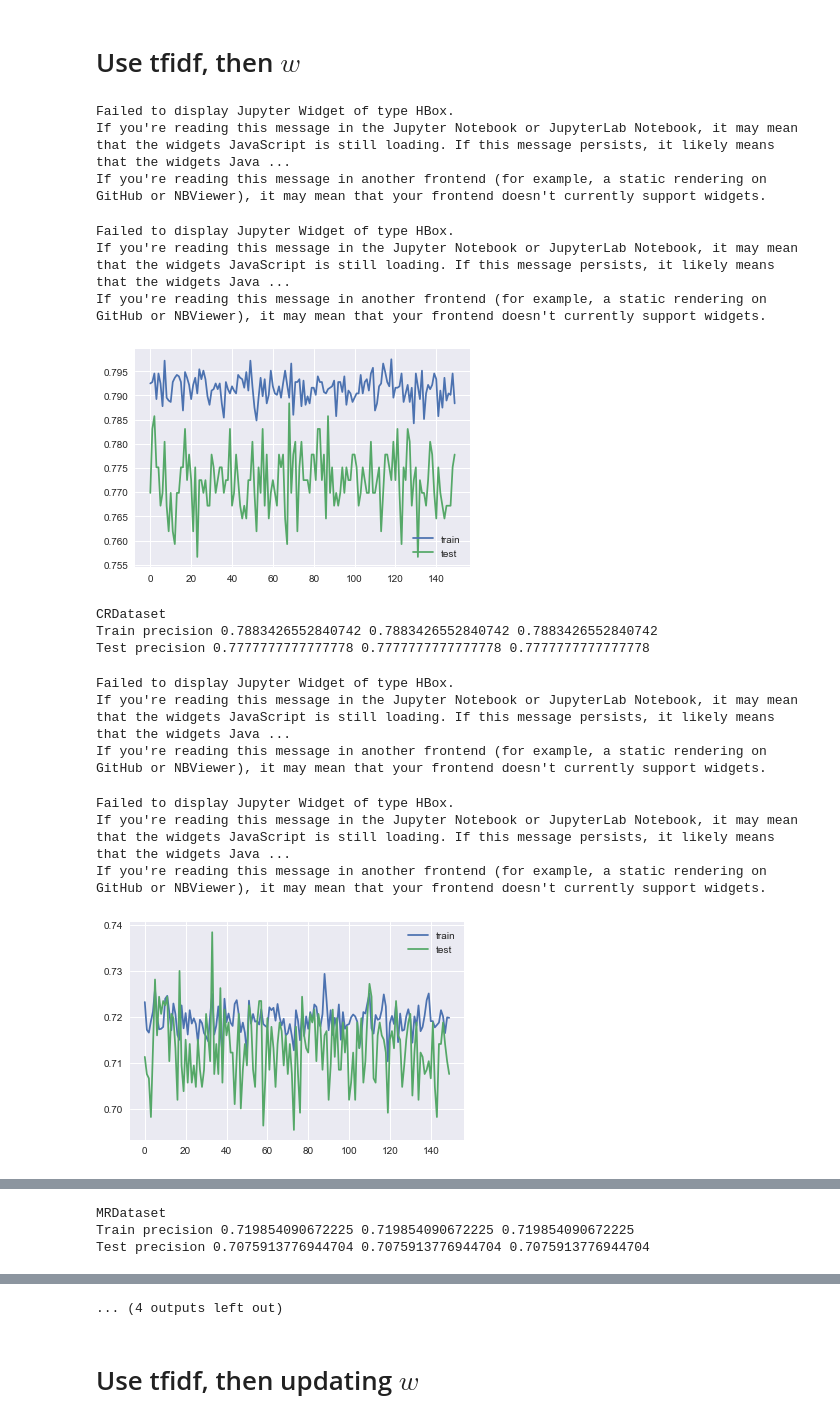
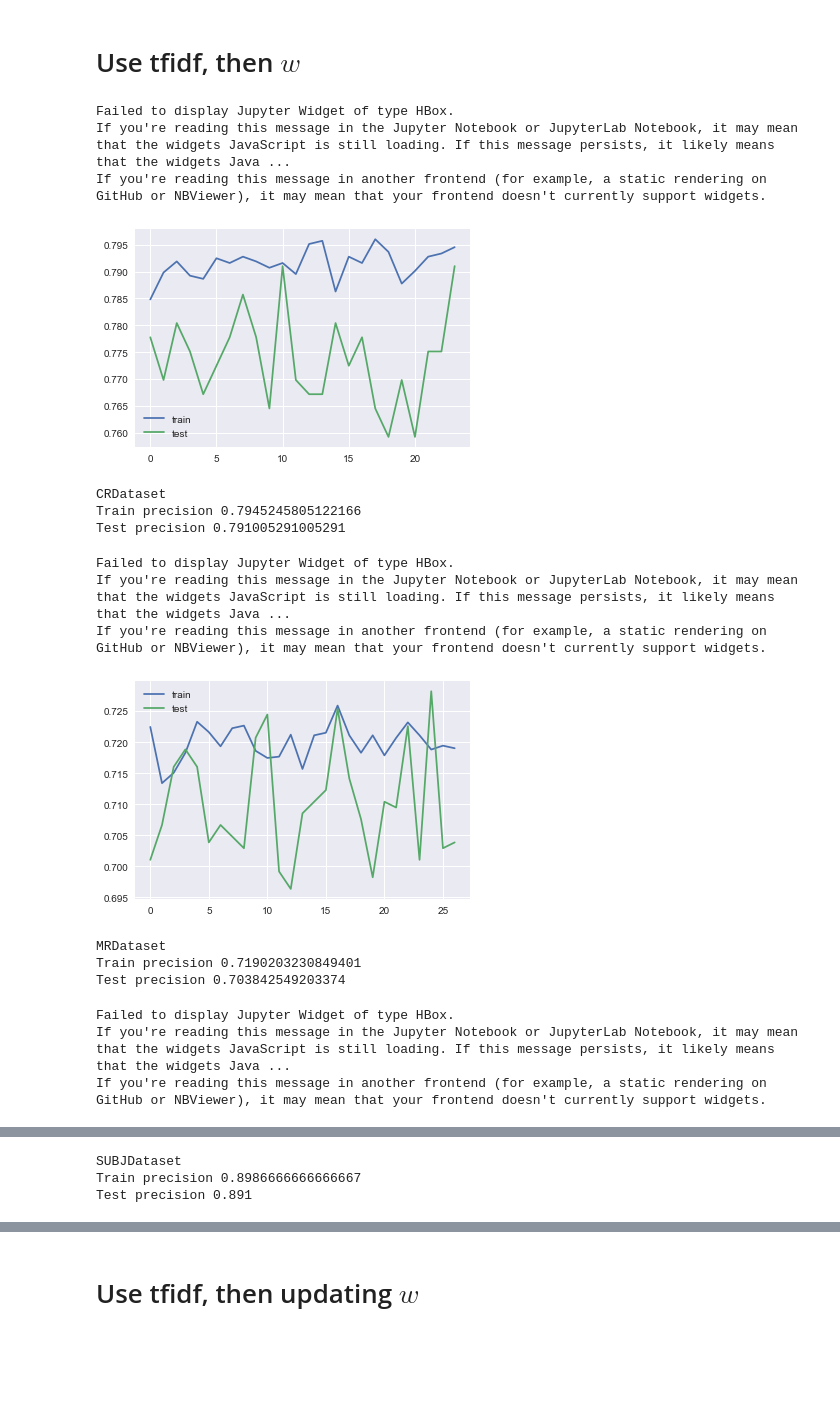
Before and after one commit to vlejd/diploma_thesis, a Jupyter notebook: lsa_backprop/Code.ipynb, the cells around one changed output, grey strips where cells are left out. Cells and saved outputs as stored; diff of their text form; code cells hidden in the pictures; blank space fills up the shorter version.

```diff
--- a/lsa_backprop/Code.ipynb
+++ b/lsa_backprop/Code.ipynb
@@ -400,23 +445,24 @@ Test precision 0.883 0.883 0.883
 # %%
 all_datasets = [datasets.CRDataset(), datasets.MRDataset(), datasets.SUBJDataset(), datasets.MPQADataset()]
 for dataset in all_datasets:
     model = SimpleModel(classify.SkClassifier(), use_tfidf=True)
-    test_simple_model_with_gradient(model, dataset, 1, alpha=0, tag='tfidf')
+    test_simple_model_with_gradient(model, dataset, None, alpha=0, tag='tfidf')
+    models[(dataset.name(), 'tfidf')] = model
 # %% [output]
 Failed to display Jupyter Widget of type HBox.
 If you're reading this message in the Jupyter Notebook or JupyterLab Notebook, it may mean that the widgets JavaScript is still loading. If this message persists, it likely means that the widgets Java ...
 If you're reading this message in another frontend (for example, a static rendering on GitHub or NBViewer), it may mean that your frontend doesn't currently support widgets.
+[figure, new version]
-Failed to display Jupyter Widget of type HBox.
-If you're reading this message in the Jupyter Notebook or JupyterLab Notebook, it may mean that the widgets JavaScript is still loading. If this message persists, it likely means that the widgets Java ...
-If you're reading this message in another frontend (for example, a static rendering on GitHub or NBViewer), it may mean that your frontend doesn't currently support widgets.
+CRDataset
+Train precision 0.7945245805122166
+Test precision 0.791005291005291
-[figure, old version]
-CRDataset
-Train precision 0.7883426552840742 0.7883426552840742 0.7883426552840742
-Test precision 0.7777777777777778 0.7777777777777778 0.7777777777777778
+Failed to display Jupyter Widget of type HBox.
+If you're reading this message in the Jupyter Notebook or JupyterLab Notebook, it may mean that the widgets JavaScript is still loading. If this message persists, it likely means that the widgets Java ...
+If you're reading this message in another frontend (for example, a static rendering on GitHub or NBViewer), it may mean that your frontend doesn't currently support widgets.
+[figure, new version]
-Failed to display Jupyter Widget of type HBox.
-If you're reading this message in the Jupyter Notebook or JupyterLab Notebook, it may mean that the widgets JavaScript is still loading. If this message persists, it likely means that the widgets Java ...
-If you're reading this message in another frontend (for example, a static rendering on GitHub or NBViewer), it may mean that your frontend doesn't currently support widgets.
+MRDataset
+Train precision 0.7190203230849401
+Test precision 0.703842549203374
 Failed to display Jupyter Widget of type HBox.
 If you're reading this message in the Jupyter Notebook or JupyterLab Notebook, it may mean that the widgets JavaScript is still loading. If this message persists, it likely means that the widgets Java ...
 If you're reading this message in another frontend (for example, a static rendering on GitHub or NBViewer), it may mean that your frontend doesn't currently support widgets.
-[figure, old version]
@@ -423,6 +470,6 @@ If you're reading this message in another frontend (for example, a static render
-MRDataset
-Train precision 0.719854090672225 0.719854090672225 0.719854090672225
-Test precision 0.7075913776944704 0.7075913776944704 0.7075913776944704
+SUBJDataset
+Train precision 0.8986666666666667
+Test precision 0.891
 Failed to display Jupyter Widget of type HBox.
 If you're reading this message in the Jupyter Notebook or JupyterLab Notebook, it may mean that the widgets JavaScript is still loading. If this message persists, it likely means that the widgets Java ...
 If you're reading this message in another frontend (for example, a static rendering on GitHub or NBViewer), it may mean that your frontend doesn't currently support widgets.
@@ -436,4 +480,3 @@ Test precision 0.892 0.892 0.892
-... (4 outputs left out)
 # %% [markdown]
 # Use tfidf, then updating $w$
 # %%
```
Also changed, not shown: parts of 29 cells of this notebook.
